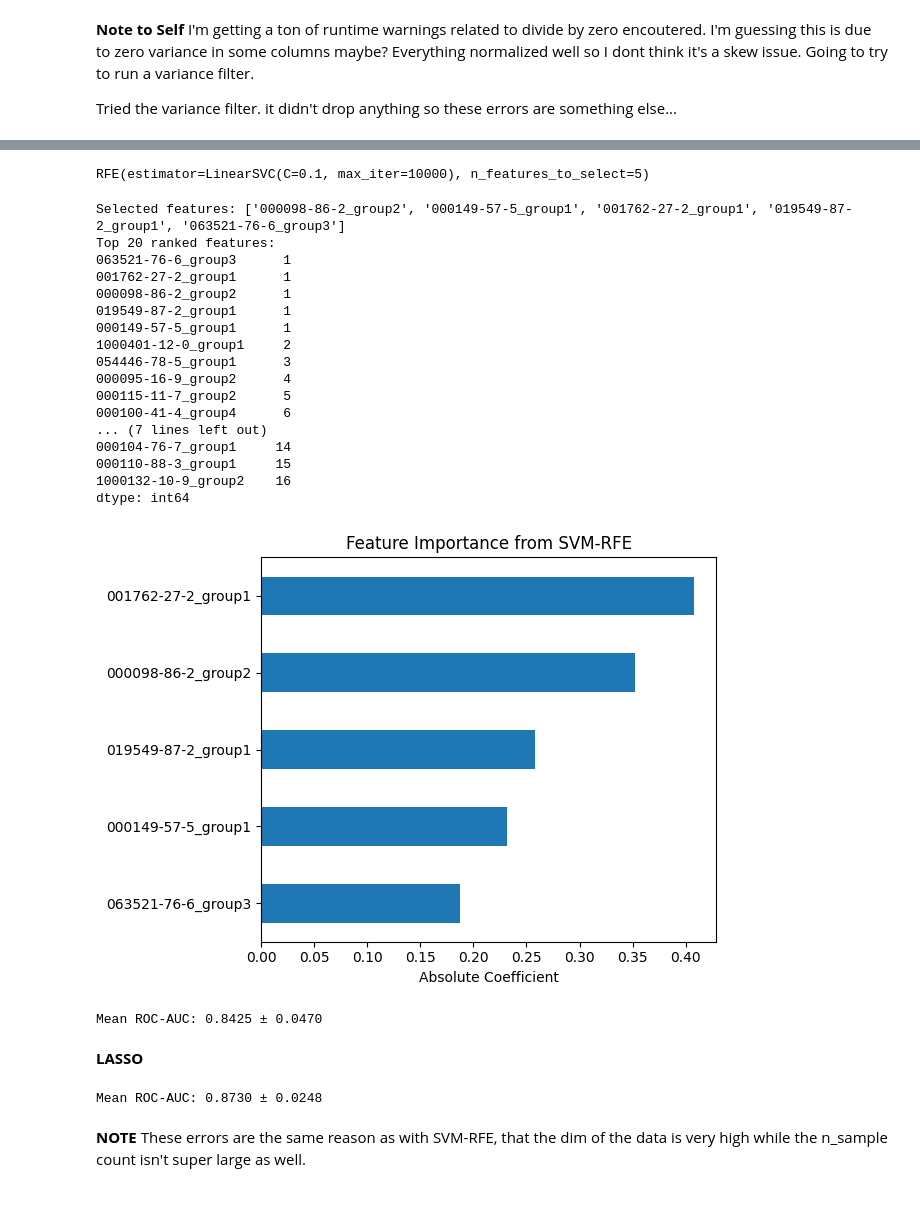
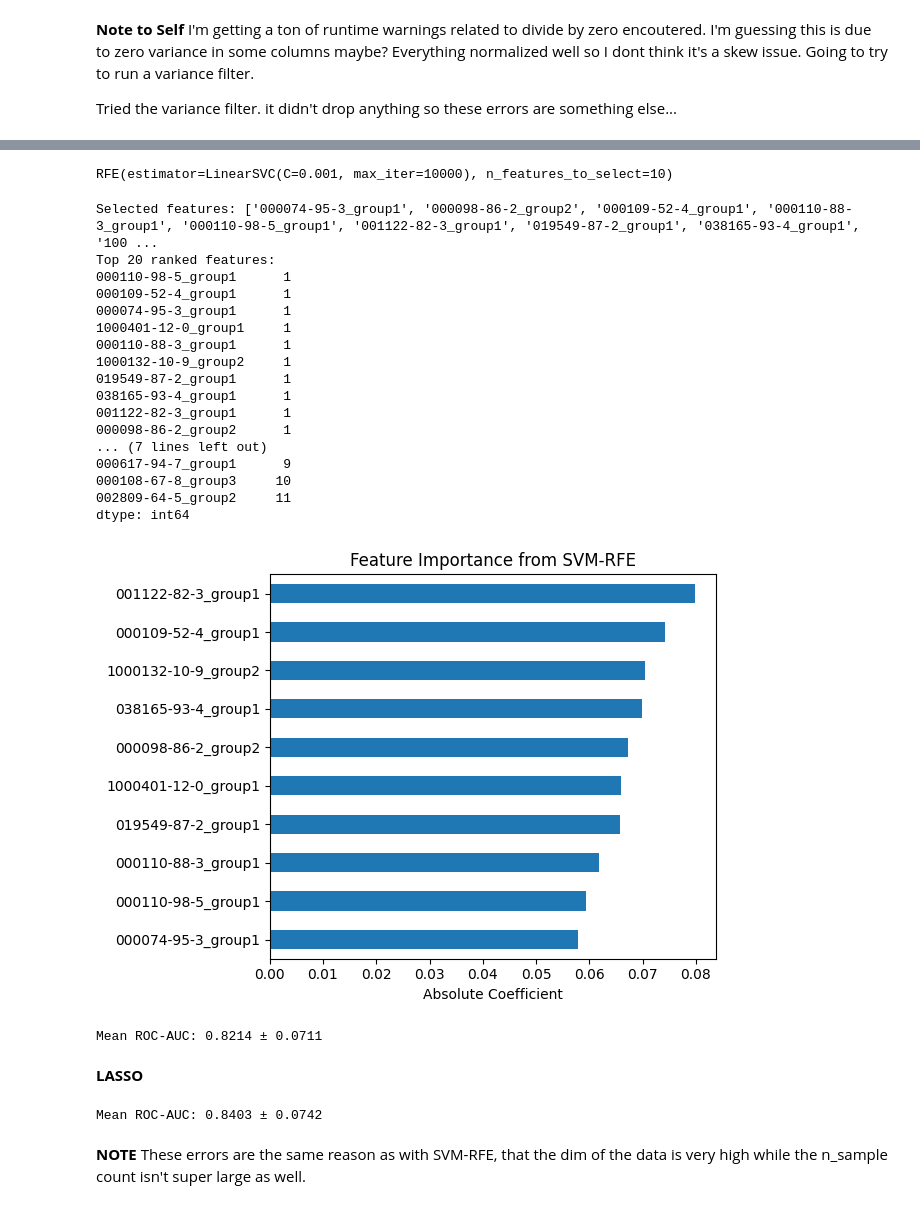
Before and after one commit to tyst-ucsf/capstone-project, a Jupyter notebook: 1d_train_test_split.ipynb, the cells around one changed output, grey strips where cells are left out. Cells and saved outputs as stored; diff of their text form; code cells hidden in the pictures.

```diff
--- a/1d_train_test_split.ipynb
+++ b/1d_train_test_split.ipynb
@@ -87,3 +87,5 @@ Based off of the ROC-AUC, we are selecting 5 features. 10 does show better mean
+# %%
+feature_number_decision = 10
 # %%
 voc_columns = [col for col in df_main.columns if col not in ["PID", "TB Status", "Age", "BMI", "HIV Status"]]
 X_voc = df_main[voc_columns]
@@ -131,16 +133,16 @@ C=10     → Mean ROC-AUC: 0.8122
 # %%
 # Based on the above graph
-C_for_SVM = 0.1
+C_for_SVM = 0.001
 # %%
 svm = svc = LinearSVC(C=C_for_SVM, max_iter=10000)
 
 # select top 5
-rfe = RFE(estimator=svm, n_features_to_select=5, step=1)
+rfe = RFE(estimator=svm, n_features_to_select=feature_number_decision, step=1)
 
 # Fit RFE model
 rfe.fit(X, y)
 # %% [output]
-RFE(estimator=LinearSVC(C=0.1, max_iter=10000), n_features_to_select=5)
+RFE(estimator=LinearSVC(C=0.001, max_iter=10000), n_features_to_select=10)
 # %%
 selected_features = X.columns[rfe.support_]
 print("Selected features:", selected_features.tolist())
@@ -150,43 +152,44 @@ ranking = pd.Series(rfe.ranking_, index=X.columns).sort_values()
 print("Top 20 ranked features:")
 print(ranking.head(20))
 # %% [output]
-Selected features: ['000098-86-2_group2', '000149-57-5_group1', '001762-27-2_group1', '019549-87-2_group1', '063521-76-6_group3']
+Selected features: ['000074-95-3_group1', '000098-86-2_group2', '000109-52-4_group1', '000110-88-3_group1', '000110-98-5_group1', '001122-82-3_group1', '019549-87-2_group1', '038165-93-4_group1', '100 ...
 Top 20 ranked features:
-063521-76-6_group3      1
-001762-27-2_group1      1
+000110-98-5_group1      1
+000109-52-4_group1      1
+000074-95-3_group1      1
+1000401-12-0_group1     1
+000110-88-3_group1      1
+1000132-10-9_group2     1
+019549-87-2_group1      1
+038165-93-4_group1      1
+001122-82-3_group1      1
 000098-86-2_group2      1
-019549-87-2_group1      1
-000149-57-5_group1      1
-1000401-12-0_group1     2
-054446-78-5_group1      3
-000095-16-9_group2      4
-000115-11-7_group2      5
-000100-41-4_group4      6
 ... (7 lines left out)
-000104-76-7_group1     14
-000110-88-3_group1     15
-1000132-10-9_group2    16
+000617-94-7_group1      9
+000108-67-8_group3     10
+002809-64-5_group2     11
 dtype: int64
 # %%
 # Visualizing
 # Refit SVM just on selected features for coefficient extraction
-svm.fit(X[selected_features], y)
+svm_testing_features = selected_features
+svm.fit(X[svm_testing_features], y)
 coefs = pd.Series(np.abs(svm.coef_[0]), index=selected_features)
 
 # Plot
 coefs.sort_values().plot(kind='barh')
 plt.title("Feature Importance from SVM-RFE")
 plt.xlabel("Absolute Coefficient")
 plt.tight_layout()
 plt.show()
 # %% [output]
-[figure, old version]
+[figure, new version]
 # %%
 # Cross-validate
 # Needing this LinearSVC and not just linear. The data is fine but it's breaking. Probably too many features for low number of samples?
 # LinearSVC has a better solver for higher dimensions.
 pipeline = Pipeline([
-    ("feature_selection", RFE(LinearSVC(C=C_for_SVM, max_iter=10000), n_features_to_select=5)),
+    ("feature_selection", RFE(LinearSVC(C=C_for_SVM, max_iter=10000), n_features_to_select=feature_number_decision)),
     ("svm", LinearSVC(C=1, max_iter=10000))
 ])
 
@@ -196,7 +199,7 @@ scores = cross_val_score(pipeline, X, y, cv=cv, scoring="roc_auc")
 
 print(f"Mean ROC-AUC: {scores.mean():.4f} ± {scores.std():.4f}")
 # %% [output]
-Mean ROC-AUC: 0.8425 ± 0.0470
+Mean ROC-AUC: 0.8214 ± 0.0711
 # %% [markdown]
 ****LASSO****
 # %%
@@ -213,7 +216,7 @@ pipeline = Pipeline([
 scores = cross_val_score(pipeline, X, y, cv=cv, scoring='roc_auc')
 print(f"Mean ROC-AUC: {scores.mean():.4f} ± {scores.std():.4f}")
 # %% [output]
-Mean ROC-AUC: 0.8730 ± 0.0248
+Mean ROC-AUC: 0.8403 ± 0.0742
 # %% [markdown]
 **NOTE** These errors are the same reason as with SVM-RFE, that the dim of the data is very high while the n_sample count isn't super large as well.
 # %%
```
Also changed, not shown: parts of 26 cells of this notebook, 23 other files.
